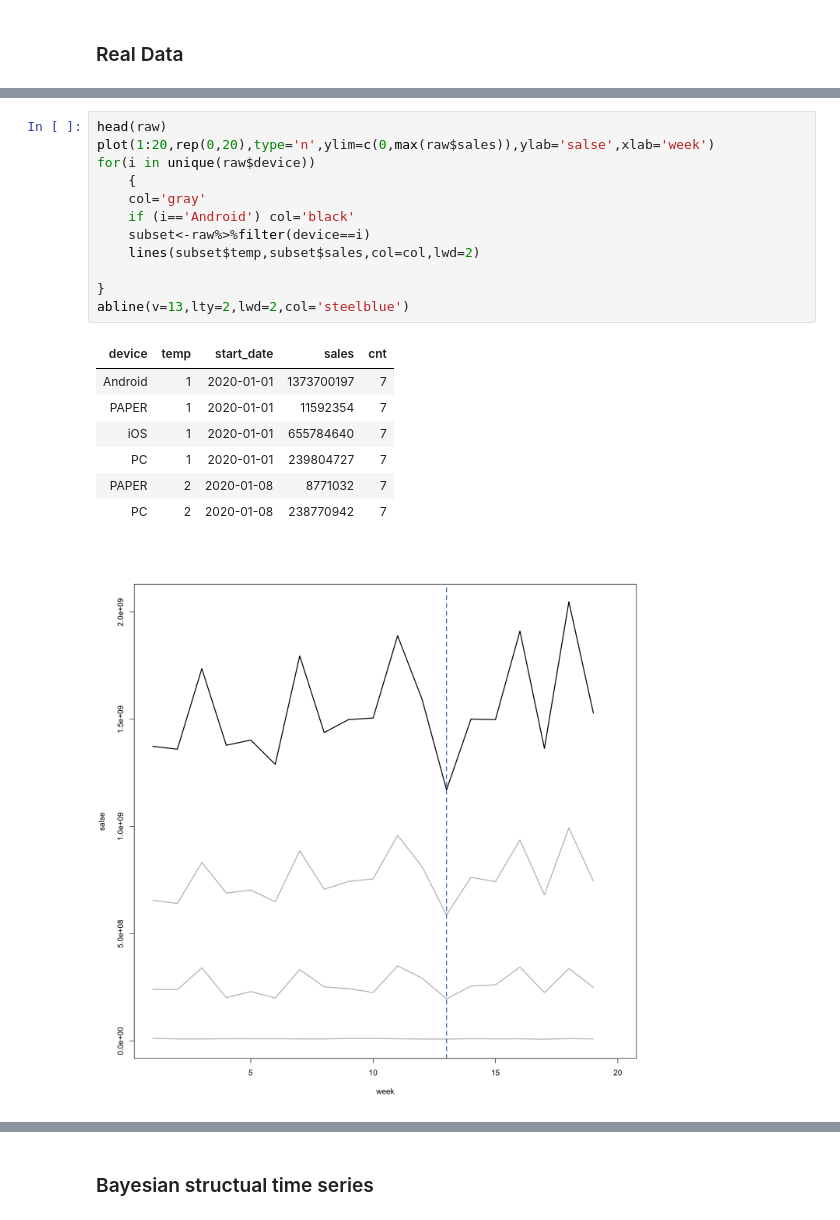
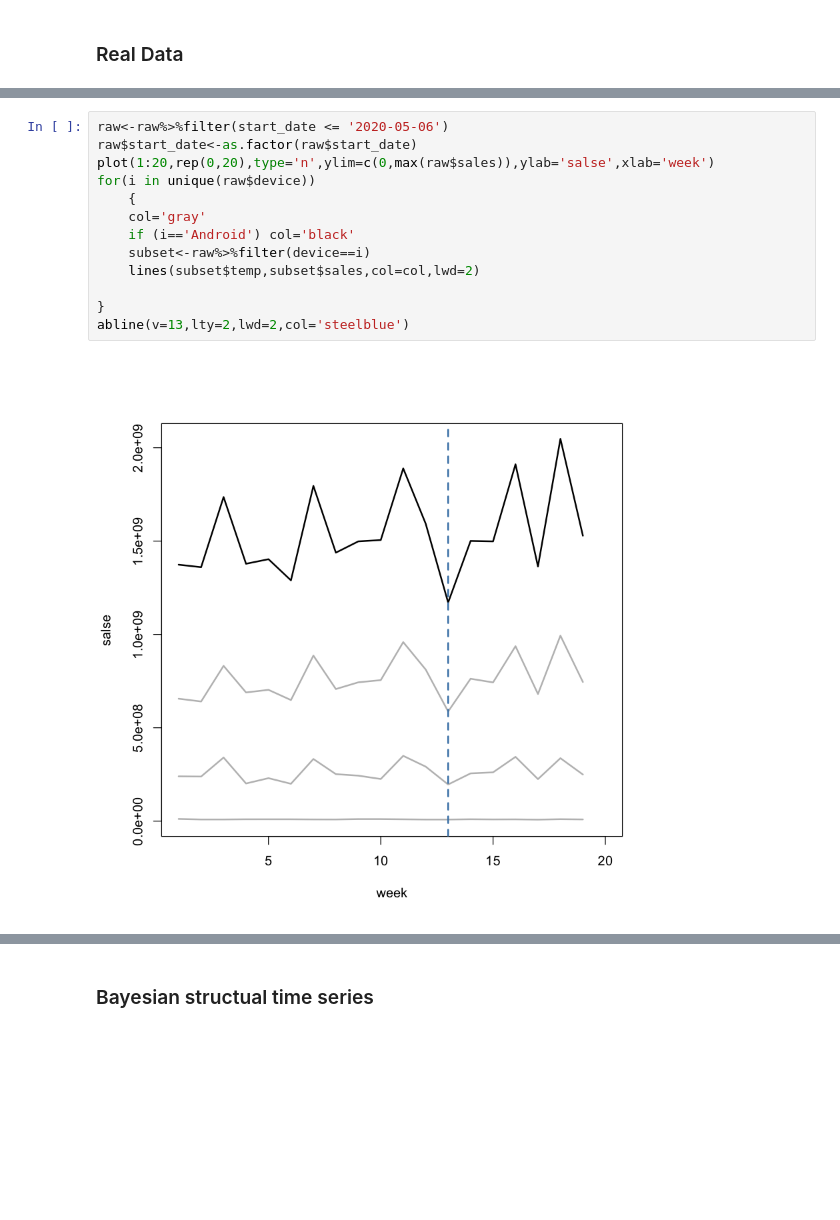
Before and after one commit to Yimdh/progress, a Jupyter notebook: stat/causalInference/[paper]usingCausalInference_Uber/01_interrupted Time Series synthetic control.ipynb, the cells around one changed output, grey strips where cells are left out. Drawn from its saved outputs; the diff is of its cells as text; blank space fills up the shorter version.

```diff
--- a/stat/causalInference/[paper]usingCausalInference_Uber/01_interrupted Time Series synthetic control.ipynb
+++ b/stat/causalInference/[paper]usingCausalInference_Uber/01_interrupted Time Series synthetic control.ipynb
@@ -404,21 +397,15 @@ raw<-tbl_df(dbGetQuery(con,sql))
 # %%
-head(raw)
+raw<-raw%>%filter(start_date <= '2020-05-06')
+raw$start_date<-as.factor(raw$start_date)
 plot(1:20,rep(0,20),type='n',ylim=c(0,max(raw$sales)),ylab='salse',xlab='week')
 for(i in unique(raw$device))
     {
     col='gray'
     if (i=='Android') col='black'
     subset<-raw%>%filter(device==i)
     lines(subset$temp,subset$sales,col=col,lwd=2)
 
 }
 abline(v=13,lty=2,lwd=2,col='steelblue')
 # %% [output]
-| device | temp | start_date | sales | cnt |
-| Android | 1 | 2020-01-01 | 1373700197 | 7 |
-| PAPER | 1 | 2020-01-01 | 11592354 | 7 |
-| iOS | 1 | 2020-01-01 | 655784640 | 7 |
-| PC | 1 | 2020-01-01 | 239804727 | 7 |
-| PAPER | 2 | 2020-01-08 | 8771032 | 7 |
-| PC | 2 | 2020-01-08 | 238770942 | 7 |
-[figure, old version]
+[figure, new version]
```
Also changed, not shown: parts of 14 cells of this notebook.
